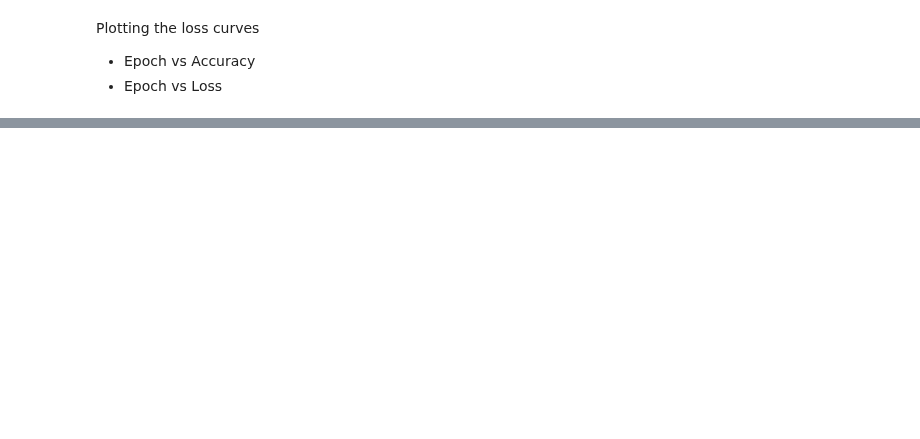
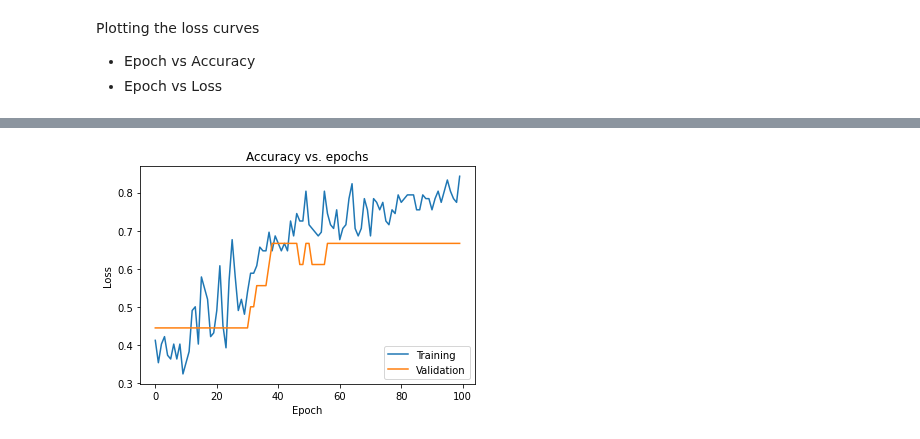
Before and after one commit to ashikshafi08/Learning_Tensorflow, a Jupyter notebook: Other Courses/Assignments/Programming_Assigment_C1.ipynb, the cells around one changed output, grey strips where cells are left out. Saved outputs shown, nothing was run; the diff lists cells and outputs as text; code cells hidden in the pictures; blank space fills up the shorter version.

```diff
--- a/Other Courses/Assignments/Programming_Assigment_C1.ipynb
+++ b/Other Courses/Assignments/Programming_Assigment_C1.ipynb
@@ -217,0 +473,6 @@ Now we could see two added components `val_loss` and `val_accuracy` which was ca
+# %%
+# Fitting the model
+
+reg_history = train_model(reg_model , train_data ,
+                          train_targets , epochs = 800 ,
+                          batch_size = 100)
@@ -217,0 +484,16 @@ Now we could see two added components `val_loss` and `val_accuracy` which was ca
+# %%
+#Run this cell to plot the new accuracy vs epoch graph
+
+try:
+    plt.plot(reg_history.history['accuracy'])
+    plt.plot(reg_history.history['val_accuracy'])
+except KeyError:
+    plt.plot(reg_history.history['acc'])
+    plt.plot(reg_history.history['val_acc'])
+plt.title('Accuracy vs. epochs')
+plt.ylabel('Loss')
+plt.xlabel('Epoch')
+plt.legend(['Training', 'Validation'], loc='lower right')
+plt.show()
+# %% [output]
+[figure, added]
```
Also changed, not shown: parts of 47 cells of this notebook.
